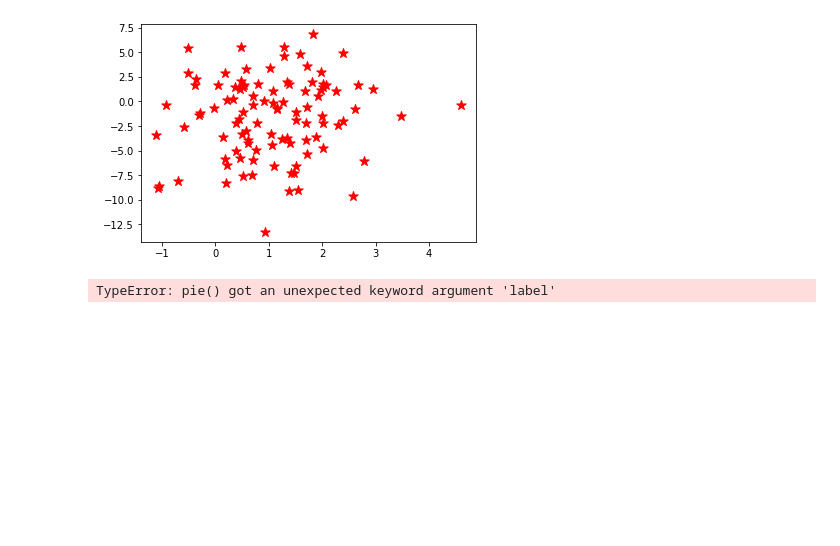
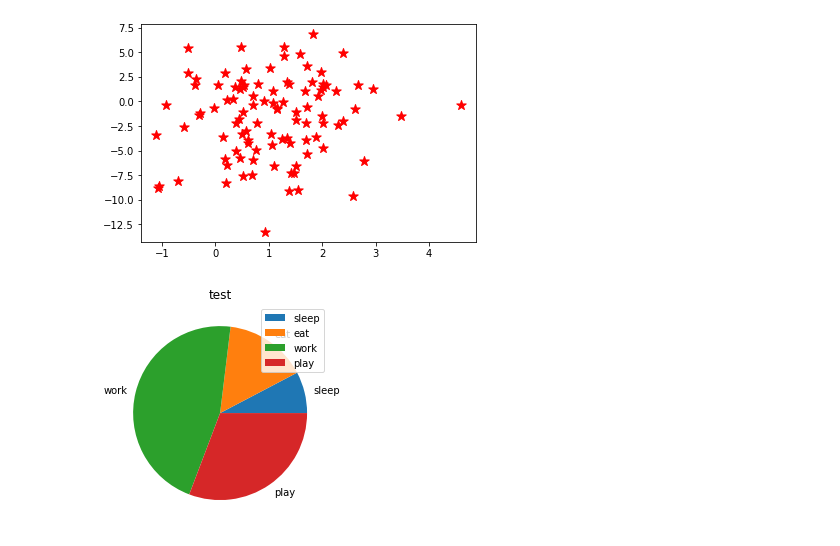
Before and after one commit to ljh15952/AI_Study, a Jupyter notebook: Data_Study/NumpyAndMatplotlib.ipynb, the cells around one changed output. Saved outputs shown, nothing was run; the diff lists cells and outputs as text; code cells hidden in the pictures; blank space fills up the shorter version.

```diff
--- a/Data_Study/NumpyAndMatplotlib.ipynb
+++ b/Data_Study/NumpyAndMatplotlib.ipynb
@@ -362,12 +362,12 @@ plt.scatter(df3["x1"],df3["x2"],label="Scatter",color="r",marker="*", s=100)
 # %%
 # Pie Charts
 data = [5,10,30,20]
 activities = ["sleep", "eat", "work", "play"]
 
-plt.pie(data, label=activities)
+plt.pie(data, labels=activities)
 
 plt.title("test")
 plt.legend()
 plt.show()
 # %% [output]
-TypeError: pie() got an unexpected keyword argument 'label'
+[figure, added]
```
Also changed, not shown: 1 other file.
